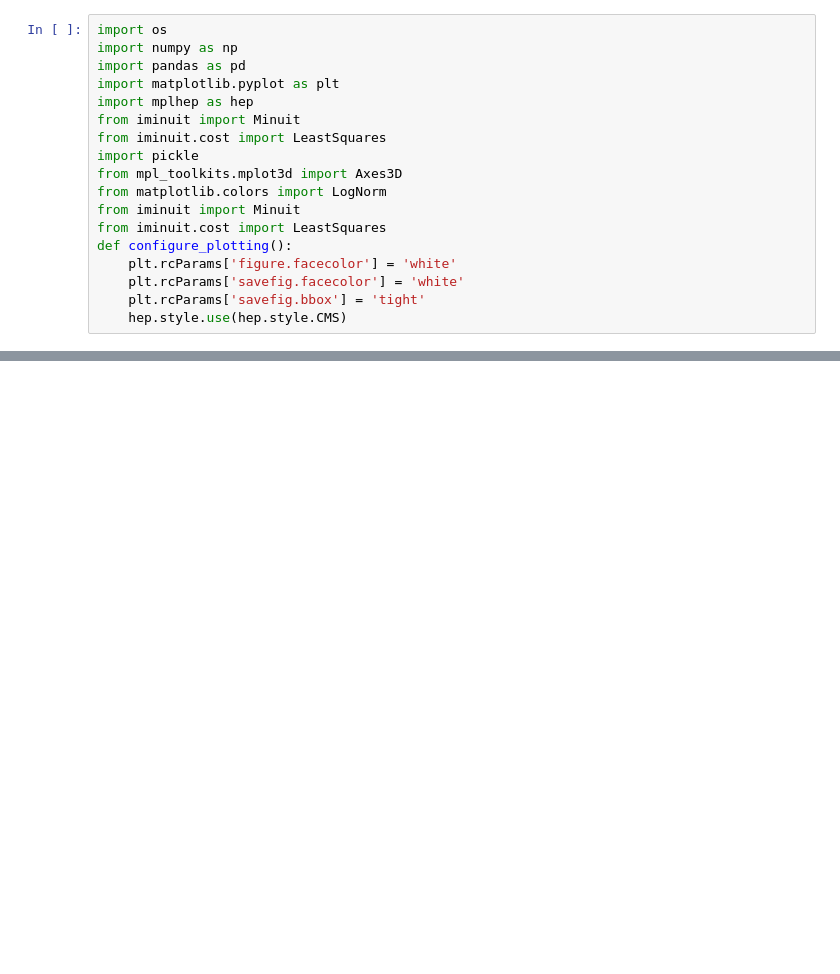
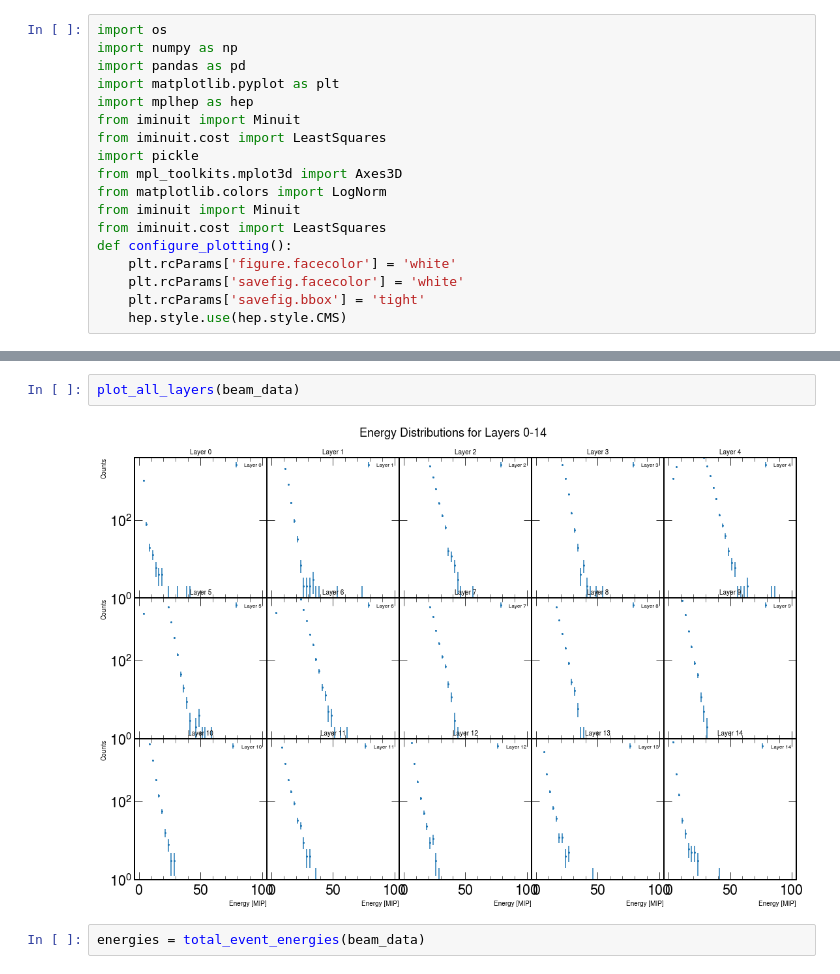
Before and after one commit to SeanBP/genIII_prototype_analysis, a Jupyter notebook: Beam_Analysis.ipynb, the cells around one changed output, grey strips where cells are left out. Drawn from its saved outputs; the diff is of its cells as text; blank space fills up the shorter version.

```diff
--- a/Beam_Analysis.ipynb
+++ b/Beam_Analysis.ipynb
@@ -218 +168,7 @@ for evt_idx, event in enumerate(din):
+# %%
+plot_all_layers(beam_data)
+# %% [output]
+[figure, added]
+# %%
+energies = total_event_energies(beam_data)
 # %%
```
Also changed, not shown: parts of 14 cells of this notebook, 4 other files.
